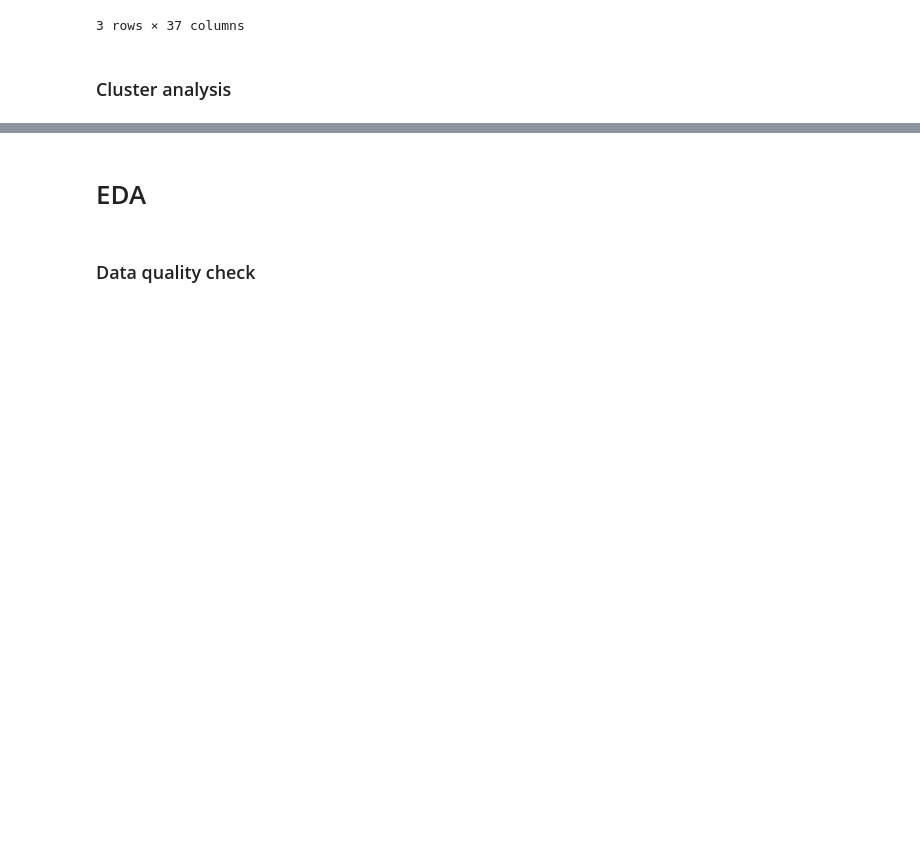
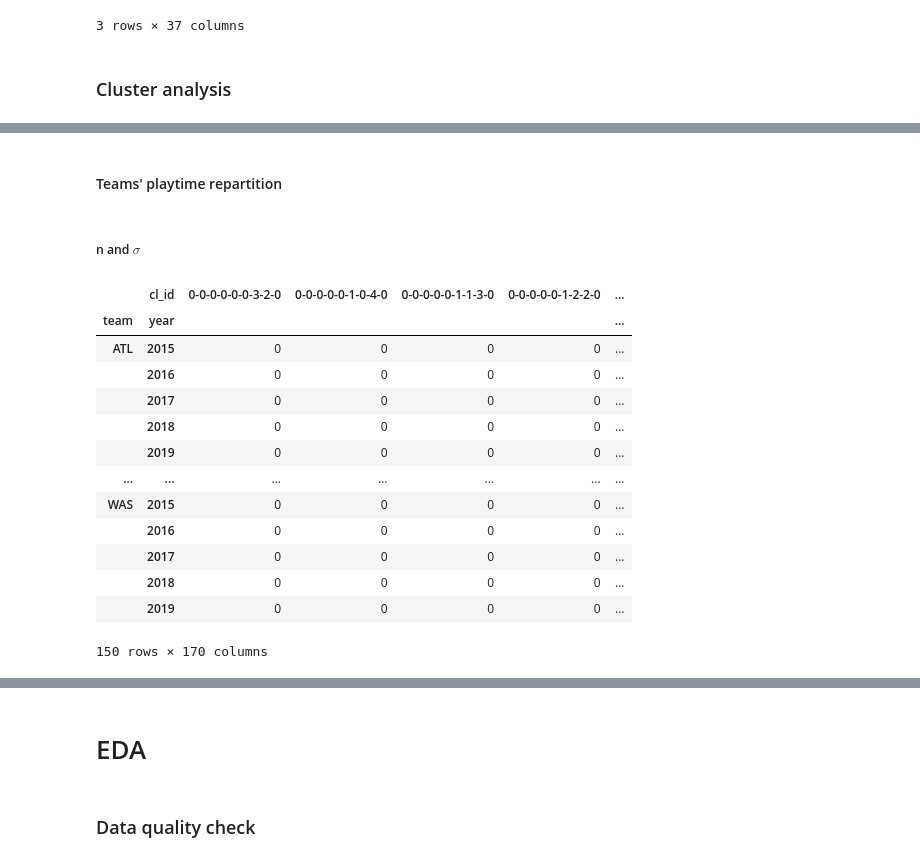
Before and after one commit to arnaud-odet/Roster_Building, a Jupyter notebook: notebooks/pbp.ipynb, the cells around one changed output, grey strips where cells are left out. Drawn from its saved outputs; the diff is of its cells as text; code cells hidden in the pictures; blank space fills up the shorter version.

```diff
--- a/notebooks/pbp.ipynb
+++ b/notebooks/pbp.ipynb
@@ -141,0 +170,22 @@ ludf
+# %% [markdown]
+#### Teams' playtime repartition
+# %% [markdown]
+##### n and $\sigma$
+# %%
+tmcl_df = ludf.pivot_table(index = ['team','year'], columns = ['cl_id'], values = 'time', aggfunc = 'sum').fillna(0).astype(int)
+tmcl_df
+# %% [output]
+|  | cl_id | 0-0-0-0-0-0-3-2-0 | 0-0-0-0-0-1-0-4-0 | 0-0-0-0-0-1-1-3-0 | 0-0-0-0-0-1-2-2-0 | ... |
+| team | year |  |  |  |  | ... |
+| ATL | 2015 | 0 | 0 | 0 | 0 | ... |
+|  | 2016 | 0 | 0 | 0 | 0 | ... |
+|  | 2017 | 0 | 0 | 0 | 0 | ... |
+|  | 2018 | 0 | 0 | 0 | 0 | ... |
+|  | 2019 | 0 | 0 | 0 | 0 | ... |
+| ... | ... | ... | ... | ... | ... | ... |
+| WAS | 2015 | 0 | 0 | 0 | 0 | ... |
+|  | 2016 | 0 | 0 | 0 | 0 | ... |
+|  | 2017 | 0 | 0 | 0 | 0 | ... |
+|  | 2018 | 0 | 0 | 0 | 0 | ... |
+|  | 2019 | 0 | 0 | 0 | 0 | ... |
+150 rows × 170 columns
```
Also changed, not shown: parts of 21 cells of this notebook, 9 other files.
